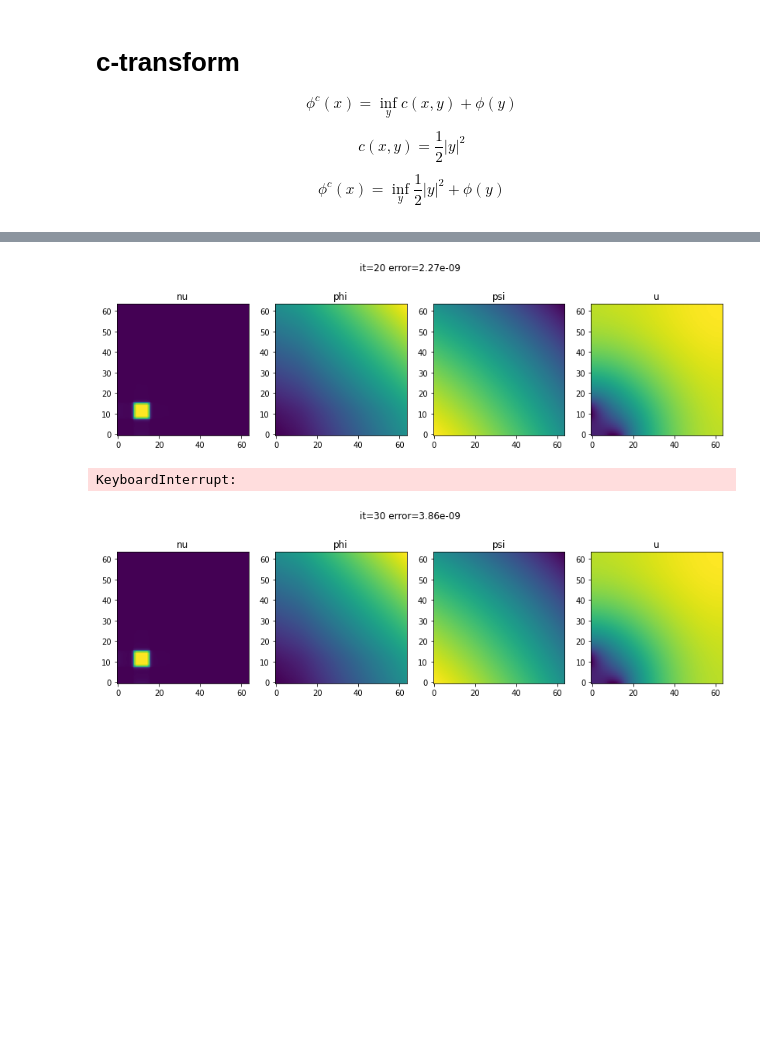
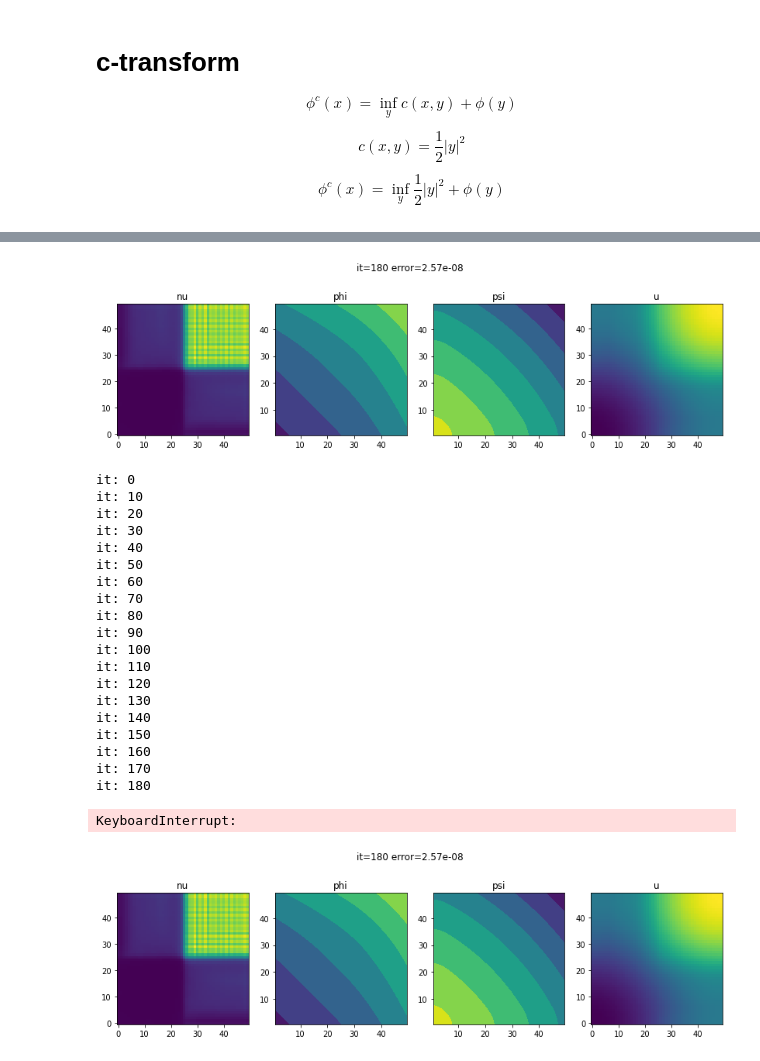
Before and after one commit to wonjunee/screening, a Jupyter notebook: python/screening.ipynb, the cells around one changed output, grey strips where cells are left out. Cells and saved outputs as stored; diff of their text form; code cells hidden in the pictures; blank space fills up the shorter version.

```diff
--- a/python/screening.ipynb
+++ b/python/screening.ipynb
@@ -308,10 +298,10 @@ from IPython import display
 
 # parameters
 # grid size n x n
-n = 64
+n = 50
 
 # step size for the gradient ascent
-L = 50000
+L = 500
 
 # epsilon for pushforward
 epsilon = 1e-3
@@ -321,7 +311,7 @@ X, Y = np.meshgrid(np.linspace(0.5/n,1-0.5/n,n), np.linspace(0.5/n,1-0.5/n,n))
 
 Xx = X + 1
 Xy = Y + 1
-yMax = 8
+yMax = 2
 Yx = yMax * X
 Yy = yMax * Y
 
@@ -402,6 +392,9 @@ tensor([[2.3062e-04, 2.3063e-04, 2.3066e-04,  ..., 3.9358e-05, 3.9358e-05,
 # %%
 fig,ax = plt.subplots(1,4,figsize=(14,4))
 hdisplay = display.display("", display_id=True)
+
+# phi_np     = (0.5*np.exp(-((Yx-1)**2+(Yy-1)**2)*5)).astype('float64')
+phi_np = np.load('phi.npy')
 
 for it in range(max_iteration):
   # c transform
@@ -417,43 +410,66 @@ for it in range(max_iteration):
   psi_np = psi.detach().cpu().numpy()
   nu_np  = nu.detach().cpu().numpy()
   rhs = solve_poisson(u, phi_np, psi_np, nu_np, b, kernel, helper, dx, dy, yMax, show_image = (it%10==0))
+  # TODO check if nu is solved. check phi and psi stay smooth.
 
   # gradient ascent
   error = np.mean(u**2)/L**2
   phi_np += 1.0/L * u
 
   if error == np.nan:
     print("wrong values")
     break
 
   if it % 10 == 0:
+    print(f'it: {it}')
     ax[0].imshow(nu_np,origin='lower')
     ax[0].set_title("nu")
-    ax[1].imshow(phi_np,origin='lower')
+    ax[1].contourf(phi_np,origin='lower')
+    ax[1].set_aspect('equal')
     ax[1].set_title("phi")
-    ax[2].imshow(psi_np,origin='lower')
+    ax[2].contourf(psi_np,origin='lower')
+    ax[2].set_aspect('equal')
     ax[2].set_title("psi")
     ax[3].imshow(u,origin='lower')
     ax[3].set_title("u")
     plt.suptitle(f"it={it} error={error:0.2e}")
     plt.savefig(f"images/{it//10:03d}.png")
     hdisplay.update(fig)
 
 
     # fix,ax = plt.subplots(1,1)
     # A=psi.view((1,n*n)) - phi.view((n*n,1)) - cost
     # A = A.detach().cpu().numpy()
     # ax.imshow(A)
     # ax.set_title(f"{np.max(A)} {np.min(A)}")
     # plt.show()
 
   phi  = torch.from_numpy(phi_np).type(torch.float32)
   if cuda:
     phi = phi.cuda()
 # %% [output]
-[figure, old version]
+[figure, new version]
-KeyboardInterrupt:
+it: 0
+it: 10
+it: 20
+it: 30
+it: 40
+it: 50
+it: 60
+it: 70
+it: 80
+it: 90
+it: 100
+it: 110
+it: 120
+it: 130
+it: 140
+it: 150
+it: 160
+it: 170
+it: 180
+KeyboardInterrupt:
-[figure, old version]
+[figure, new version]
 # %%
 import glob
 import cv2
```
Also changed, not shown: parts of 2 cells of this notebook, 8 other files.
